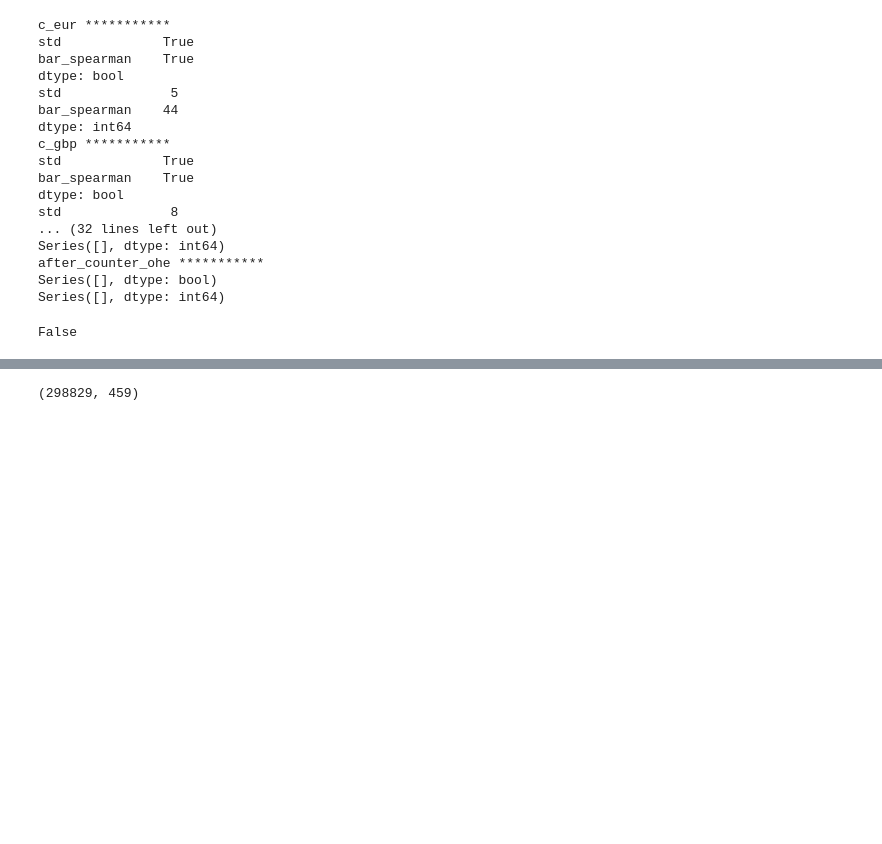
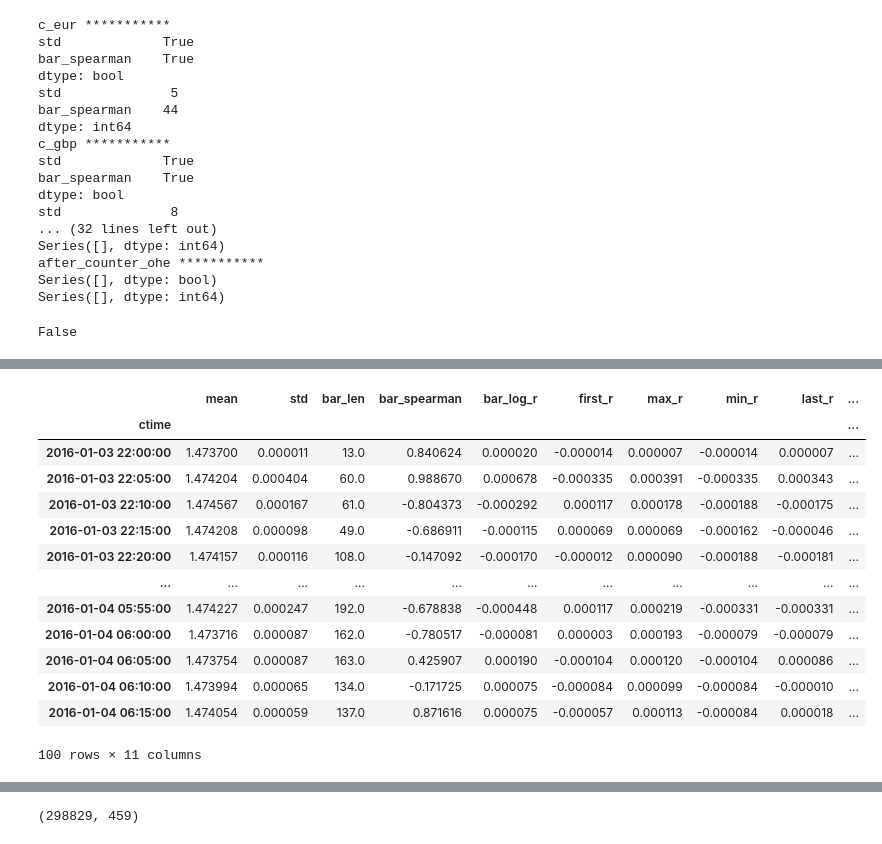
Before and after one commit to sinusgamma/probabilistic_wavenet_fx, a Jupyter notebook: data_merger.ipynb, the cells around one changed output, grey strips where cells are left out. Saved outputs shown, nothing was run; the diff lists cells and outputs as text; code cells hidden in the pictures; blank space fills up the shorter version.

```diff
--- a/data_merger.ipynb
+++ b/data_merger.ipynb
@@ -445,3 +484,21 @@ False
+# %%
+df_back = pd.read_csv('fx_with_news_100.csv', header=[0,1], index_col=0)
+df_back['c_gbp']
+# %% [output]
+|  | mean | std | bar_len | bar_spearman | bar_log_r | first_r | max_r | min_r | last_r | ... |
+| ctime |  |  |  |  |  |  |  |  |  | ... |
+| 2016-01-03 22:00:00 | 1.473700 | 0.000011 | 13.0 | 0.840624 | 0.000020 | -0.000014 | 0.000007 | -0.000014 | 0.000007 | ... |
+| 2016-01-03 22:05:00 | 1.474204 | 0.000404 | 60.0 | 0.988670 | 0.000678 | -0.000335 | 0.000391 | -0.000335 | 0.000343 | ... |
+| 2016-01-03 22:10:00 | 1.474567 | 0.000167 | 61.0 | -0.804373 | -0.000292 | 0.000117 | 0.000178 | -0.000188 | -0.000175 | ... |
+| 2016-01-03 22:15:00 | 1.474208 | 0.000098 | 49.0 | -0.686911 | -0.000115 | 0.000069 | 0.000069 | -0.000162 | -0.000046 | ... |
+| 2016-01-03 22:20:00 | 1.474157 | 0.000116 | 108.0 | -0.147092 | -0.000170 | -0.000012 | 0.000090 | -0.000188 | -0.000181 | ... |
+| ... | ... | ... | ... | ... | ... | ... | ... | ... | ... | ... |
+| 2016-01-04 05:55:00 | 1.474227 | 0.000247 | 192.0 | -0.678838 | -0.000448 | 0.000117 | 0.000219 | -0.000331 | -0.000331 | ... |
+| 2016-01-04 06:00:00 | 1.473716 | 0.000087 | 162.0 | -0.780517 | -0.000081 | 0.000003 | 0.000193 | -0.000079 | -0.000079 | ... |
+| 2016-01-04 06:05:00 | 1.473754 | 0.000087 | 163.0 | 0.425907 | 0.000190 | -0.000104 | 0.000120 | -0.000104 | 0.000086 | ... |
+| 2016-01-04 06:10:00 | 1.473994 | 0.000065 | 134.0 | -0.171725 | 0.000075 | -0.000084 | 0.000099 | -0.000084 | -0.000010 | ... |
+| 2016-01-04 06:15:00 | 1.474054 | 0.000059 | 137.0 | 0.871616 | 0.000075 | -0.000057 | 0.000113 | -0.000084 | 0.000018 | ... |
+100 rows × 11 columns
 # %%
 df_full.to_csv('fx_with_news.csv', index=True)
 # %%
```
Also changed, not shown: parts of 11 cells of this notebook, 1 other file.
